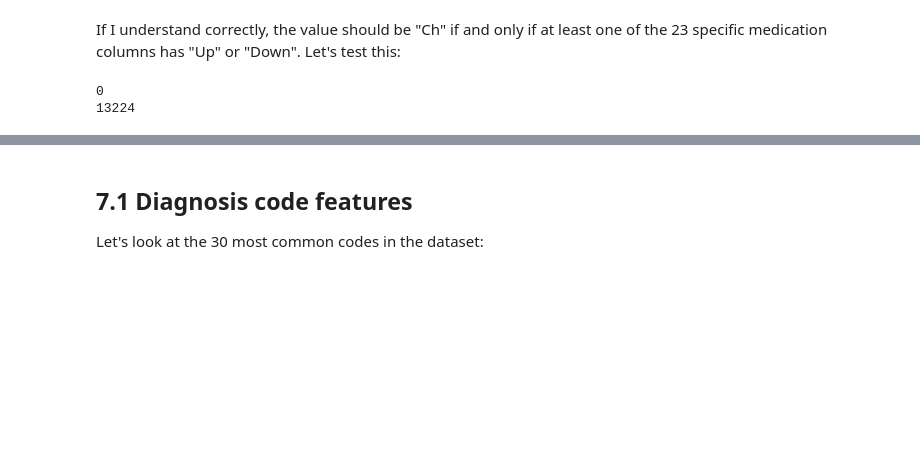
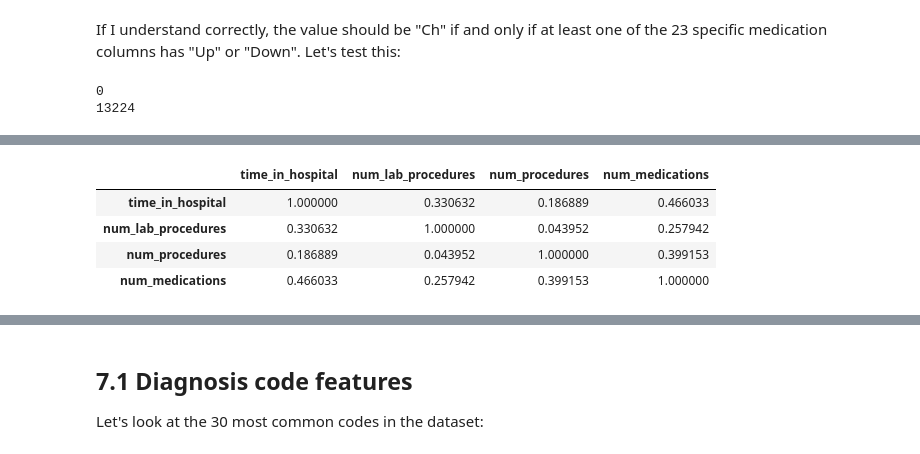
Before and after one commit to david-r-wasserman/Hospital-readmission-prediction-project, a Jupyter notebook: Readmission.ipynb, the cells around one changed output, grey strips where cells are left out. Cells and saved outputs as stored; diff of their text form; code cells hidden in the pictures; blank space fills up the shorter version.

```diff
--- a/Readmission.ipynb
+++ b/Readmission.ipynb
@@ -957,0 +996,13 @@ We are now done making changes to `X_train`, `X_test`, and `y_train`, so let's s
+# %%
+X_train[[
+    'time_in_hospital',
+    'num_lab_procedures',
+    'num_procedures',
+    'num_medications',
+]].corr()
+# %% [output]
+|  | time_in_hospital | num_lab_procedures | num_procedures | num_medications |
+| time_in_hospital | 1.000000 | 0.330632 | 0.186889 | 0.466033 |
+| num_lab_procedures | 0.330632 | 1.000000 | 0.043952 | 0.257942 |
+| num_procedures | 0.186889 | 0.043952 | 1.000000 | 0.399153 |
+| num_medications | 0.466033 | 0.257942 | 0.399153 | 1.000000 |
```
Also changed, not shown: parts of 17 cells of this notebook.
